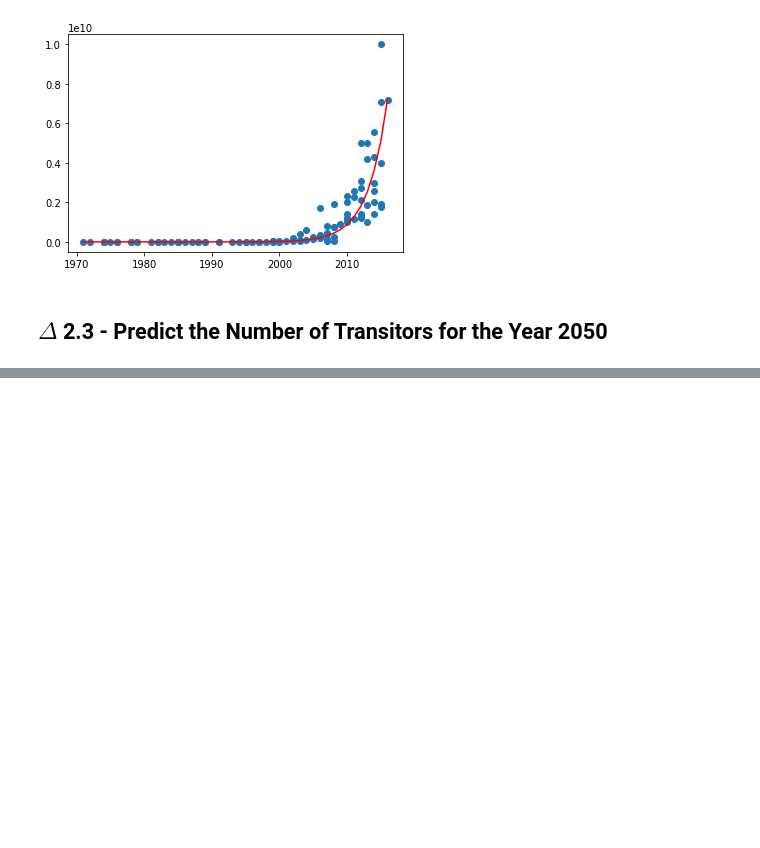
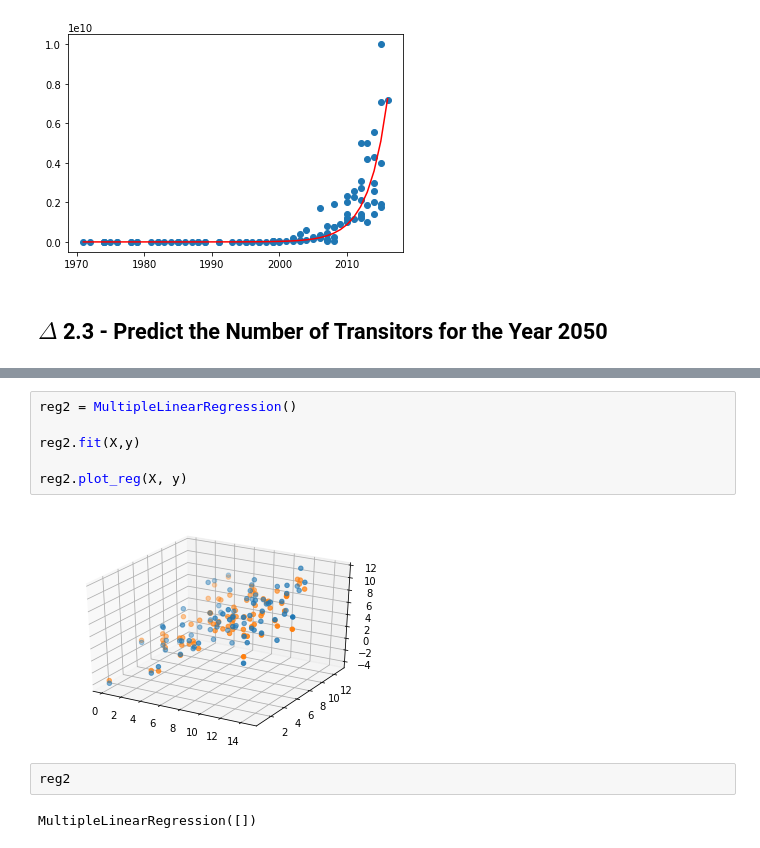
Before and after one commit to Rs111/analyze_this, a Jupyter notebook: moores_law/Hand-Made Linear Regression to Explore Moore's Law.ipynb, the cells around one changed output, grey strips where cells are left out. Saved outputs shown, nothing was run; the diff lists cells and outputs as text; blank space fills up the shorter version.

```diff
--- a/moores_law/Hand-Made Linear Regression to Explore Moore's Law.ipynb
+++ b/moores_law/Hand-Made Linear Regression to Explore Moore's Law.ipynb
@@ -137,0 +256,12 @@ np.exp(moores_reg.predict(np.array([2019]))[0])
+# %%
+reg2 = MultipleLinearRegression()
+
+reg2.fit(X,y)
+
+reg2.plot_reg(X, y)
+# %% [output]
+[figure, added]
+# %%
+reg2
+# %% [output]
+MultipleLinearRegression([])
```
Also changed, not shown: parts of 8 cells of this notebook.
